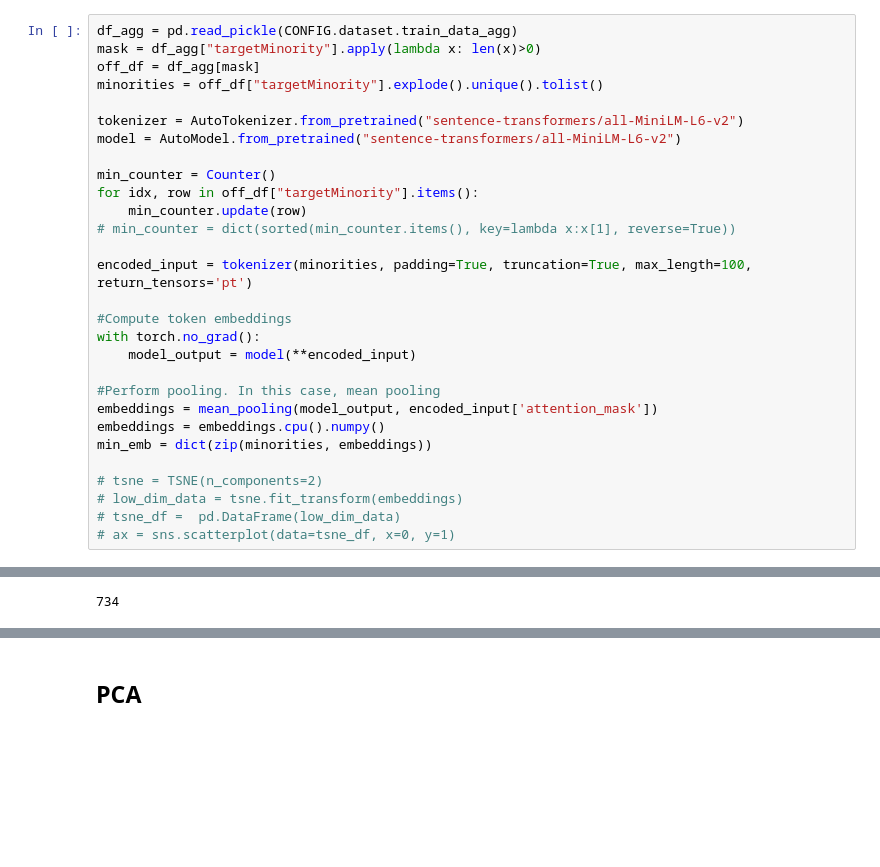
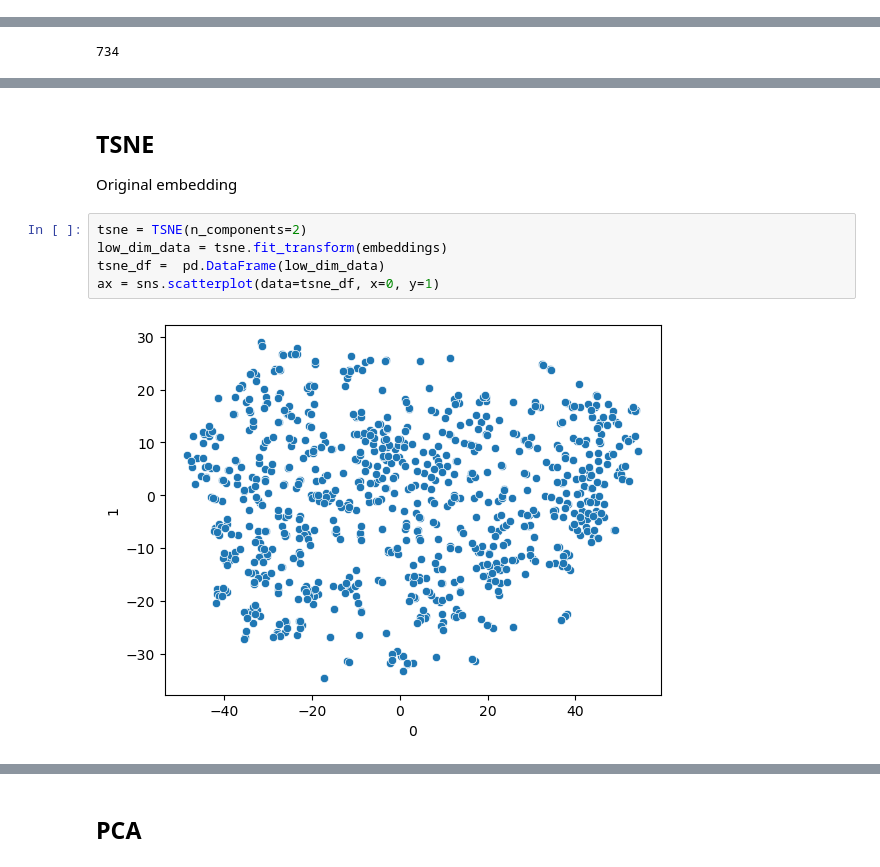
Before and after one commit to matteoperiani2/social_bias_framework, a Jupyter notebook: project.ipynb, the cells around one changed output, grey strips where cells are left out. Cells and saved outputs as stored; diff of their text form; blank space fills up the shorter version.

```diff
--- a/project.ipynb
+++ b/project.ipynb
@@ -51,29 +27,0 @@ Just watched facial recognition technology from China moving people like crazy t
-# %%
-df_agg = pd.read_pickle(CONFIG.dataset.train_data_agg)
-mask = df_agg["targetMinority"].apply(lambda x: len(x)>0)
-off_df = df_agg[mask]
-minorities = off_df["targetMinority"].explode().unique().tolist()
-
-tokenizer = AutoTokenizer.from_pretrained("sentence-transformers/all-MiniLM-L6-v2")
-model = AutoModel.from_pretrained("sentence-transformers/all-MiniLM-L6-v2")
-
-min_counter = Counter()
-for idx, row in off_df["targetMinority"].items():
-    min_counter.update(row)
-# min_counter = dict(sorted(min_counter.items(), key=lambda x:x[1], reverse=True))
-
-encoded_input = tokenizer(minorities, padding=True, truncation=True, max_length=100, return_tensors='pt')
-
-#Compute token embeddings
-with torch.no_grad():
-    model_output = model(**encoded_input)
-
-#Perform pooling. In this case, mean pooling
-embeddings = mean_pooling(model_output, encoded_input['attention_mask'])
-embeddings = embeddings.cpu().numpy()
-min_emb = dict(zip(minorities, embeddings))
-
-# tsne = TSNE(n_components=2)
-# low_dim_data = tsne.fit_transform(embeddings)
-# tsne_df =  pd.DataFrame(low_dim_data)
-# ax = sns.scatterplot(data=tsne_df, x=0, y=1)
@@ -84,0 +123,10 @@ len(min_counter)
+# %% [markdown]
+## TSNE
+Original embedding
+# %%
+tsne = TSNE(n_components=2)
+low_dim_data = tsne.fit_transform(embeddings)
+tsne_df =  pd.DataFrame(low_dim_data)
+ax = sns.scatterplot(data=tsne_df, x=0, y=1)
+# %% [output]
+[figure, added]
```
Also changed, not shown: parts of 21 cells of this notebook, 2 other files.
